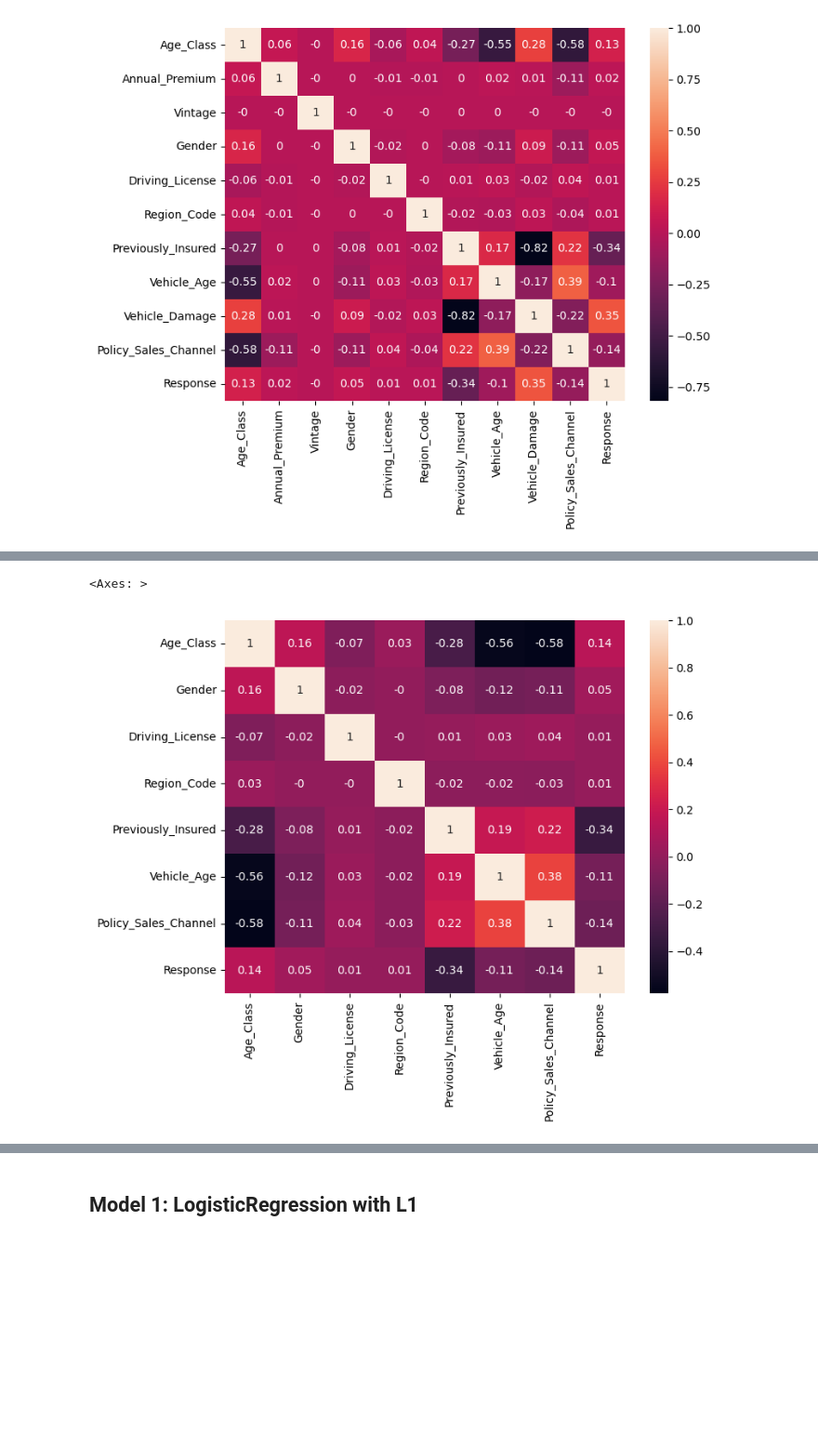
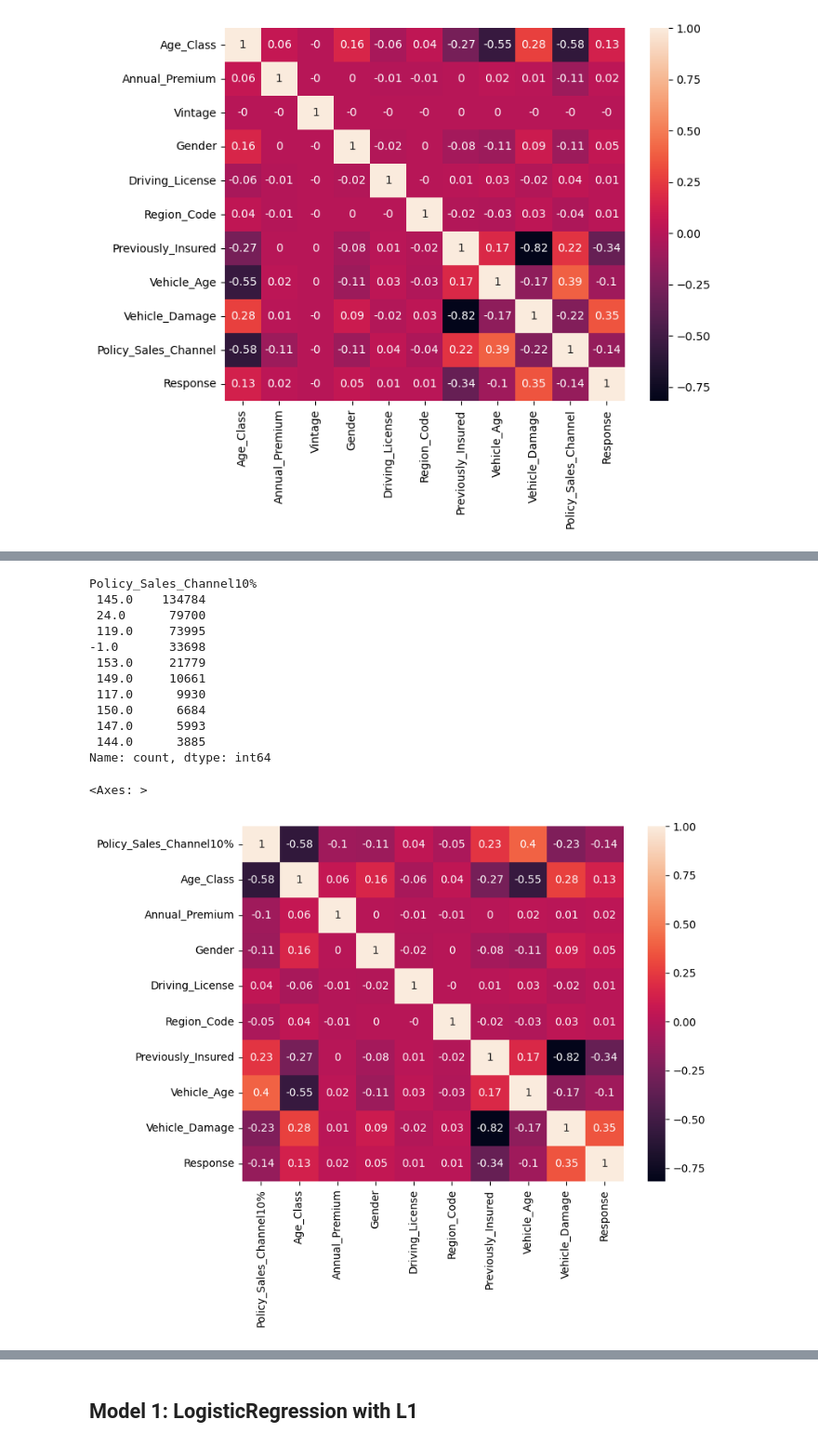
Before and after one commit to EnricoMiche1210760/Predicting_Insurance_Cross_Sell_Opportunities, a Jupyter notebook: main.ipynb, the cells around one changed output, grey strips where cells are left out. Shown at 93% size. Saved outputs shown, nothing was run; the diff lists cells and outputs as text; code cells hidden in the pictures; blank space fills up the shorter version.

```diff
--- a/main.ipynb
+++ b/main.ipynb
@@ -258,7 +260,7 @@ sns.heatmap(data=corr_matrix, annot=True)
 <Axes: >
 [figure]
 # %%
-df = df.drop(["Annual_Premium", "Vintage", "Vehicle_Damage"], axis=1)
+df = df.drop(["Vintage"], axis=1)
 # %%
 plt.figure(figsize=(8, 6))
 corr_matrix = df.corr().round(2)
@@ -269,14 +271,35 @@ sns.heatmap(data=corr_matrix, annot=True)
 # %%
 #df["Policy_Sales_Channel"].value_counts().where(lambda x : x > 500).dropna()
 channel_counts = df["Policy_Sales_Channel"].value_counts()
-valid_channels = channel_counts[channel_counts >= 1000].index
+threshold = round(df.shape[0] * 0.01)
+valid_channels = channel_counts[channel_counts >= threshold].index
 
-# Filter the DataFrame based on the valid channels
-df = df[df["Policy_Sales_Channel"].isin(valid_channels)]
+tmp_df = pd.DataFrame(df["Policy_Sales_Channel"]).copy()
+
+tmp_df.loc[~tmp_df["Policy_Sales_Channel"].isin(valid_channels), "Policy_Sales_Channel10%"] = -1
+tmp_df.loc[tmp_df["Policy_Sales_Channel"].isin(valid_channels), "Policy_Sales_Channel10%"] = tmp_df["Policy_Sales_Channel"]
+
+
+print(tmp_df["Policy_Sales_Channel10%"].value_counts())
+
+df = pd.concat([tmp_df, df], axis=1)
+df = df.drop(["Policy_Sales_Channel"], axis=1)
 
 plt.figure(figsize=(8,6))
 corr_matrix = df.corr().round(2)
 sns.heatmap(data=corr_matrix, annot=True)
 # %% [output]
-<Axes: >
+Policy_Sales_Channel10%
+ 145.0    134784
+ 24.0      79700
+ 119.0     73995
+-1.0       33698
+ 153.0     21779
+ 149.0     10661
+ 117.0      9930
+ 150.0      6684
+ 147.0      5993
+ 144.0      3885
+Name: count, dtype: int64
+<Axes: >
-[figure, old version]
+[figure, new version]
```
Also changed, not shown: parts of 10 cells of this notebook.
